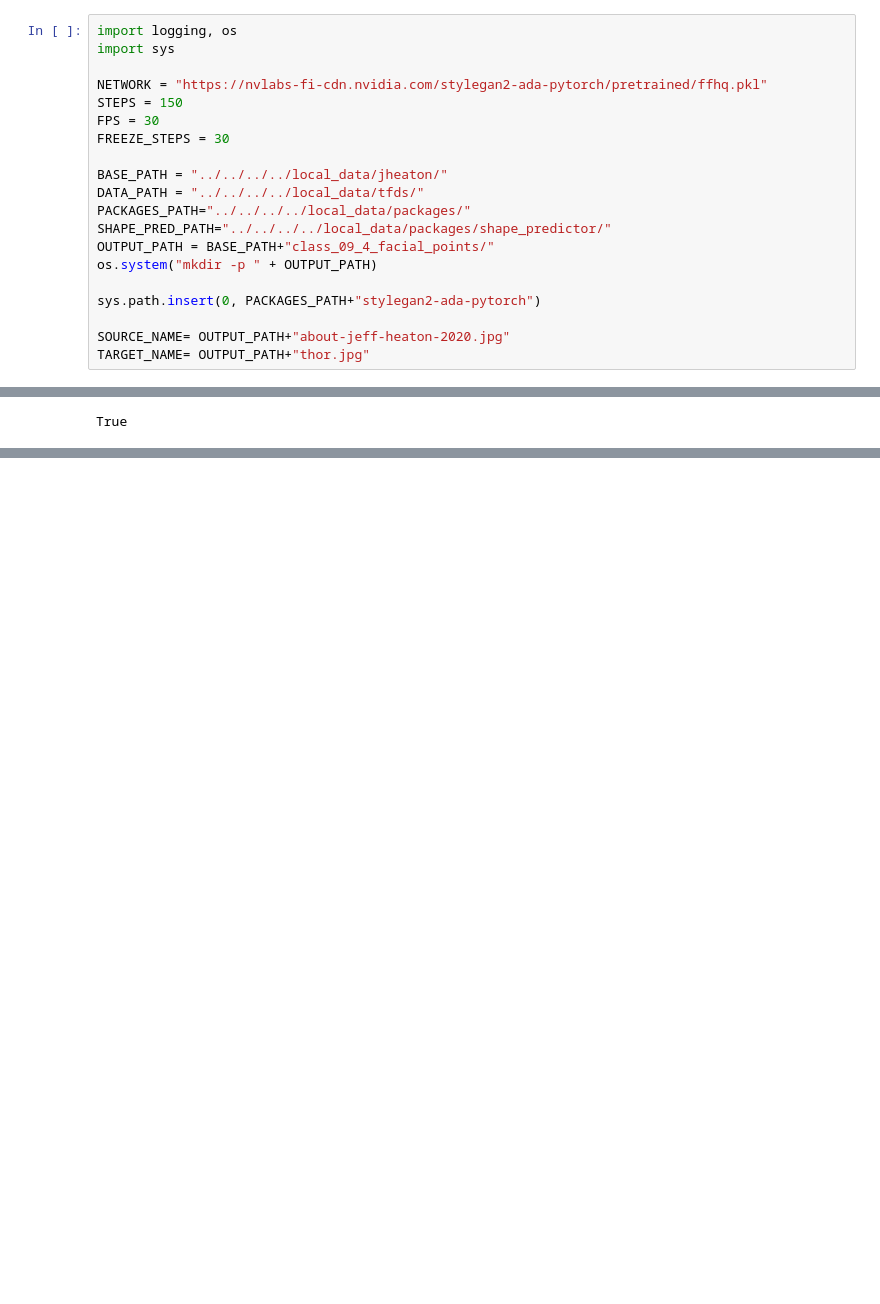
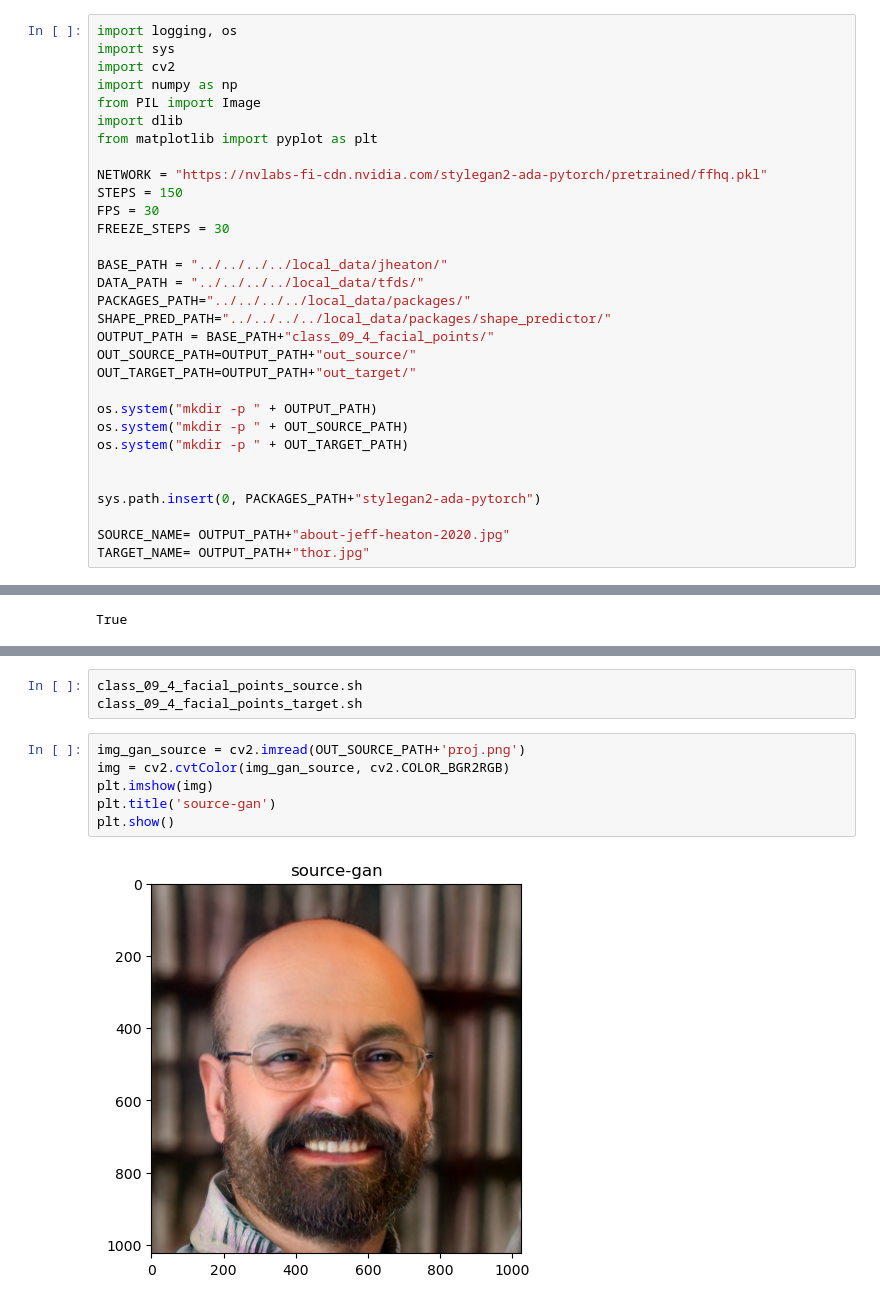
Before and after one commit to atmelino/learn, a Jupyter notebook: ai/jheaton/t81_558_justcode/class_09_4_facial_points.ipynb, the cells around one changed output, grey strips where cells are left out. Drawn from its saved outputs; the diff is of its cells as text; blank space fills up the shorter version.

```diff
--- a/ai/jheaton/t81_558_justcode/class_09_4_facial_points.ipynb
+++ b/ai/jheaton/t81_558_justcode/class_09_4_facial_points.ipynb
@@ -1,6 +1,11 @@
 # %%
 import logging, os
 import sys
+import cv2
+import numpy as np
+from PIL import Image
+import dlib
+from matplotlib import pyplot as plt
 
 NETWORK = "https://nvlabs-fi-cdn.nvidia.com/stylegan2-ada-pytorch/pretrained/ffhq.pkl"
 STEPS = 150
@@ -12,7 +17,13 @@ DATA_PATH = "../../../../local_data/tfds/"
 PACKAGES_PATH="../../../../local_data/packages/"
 SHAPE_PRED_PATH="../../../../local_data/packages/shape_predictor/"
 OUTPUT_PATH = BASE_PATH+"class_09_4_facial_points/"
+OUT_SOURCE_PATH=OUTPUT_PATH+"out_source/"
+OUT_TARGET_PATH=OUTPUT_PATH+"out_target/"
+
 os.system("mkdir -p " + OUTPUT_PATH)
+os.system("mkdir -p " + OUT_SOURCE_PATH)
+os.system("mkdir -p " + OUT_TARGET_PATH)
+
 
 sys.path.insert(0, PACKAGES_PATH+"stylegan2-ada-pytorch")
 
@@ -139,0 +149,11 @@ True
+# %%
+class_09_4_facial_points_source.sh
+class_09_4_facial_points_target.sh
+# %%
+img_gan_source = cv2.imread(OUT_SOURCE_PATH+'proj.png')
+img = cv2.cvtColor(img_gan_source, cv2.COLOR_BGR2RGB)
+plt.imshow(img)
+plt.title('source-gan')
+plt.show()
+# %% [output]
+[figure, added]
```
Also changed, not shown: parts of 3 cells of this notebook, 2 other files.
